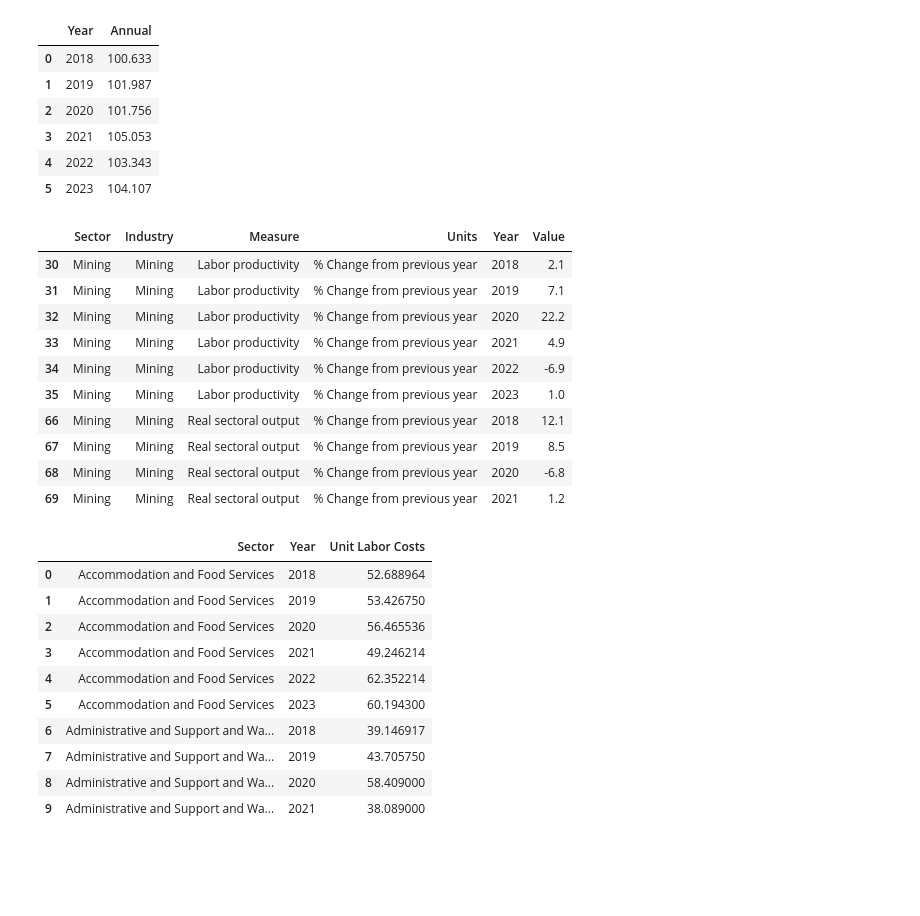
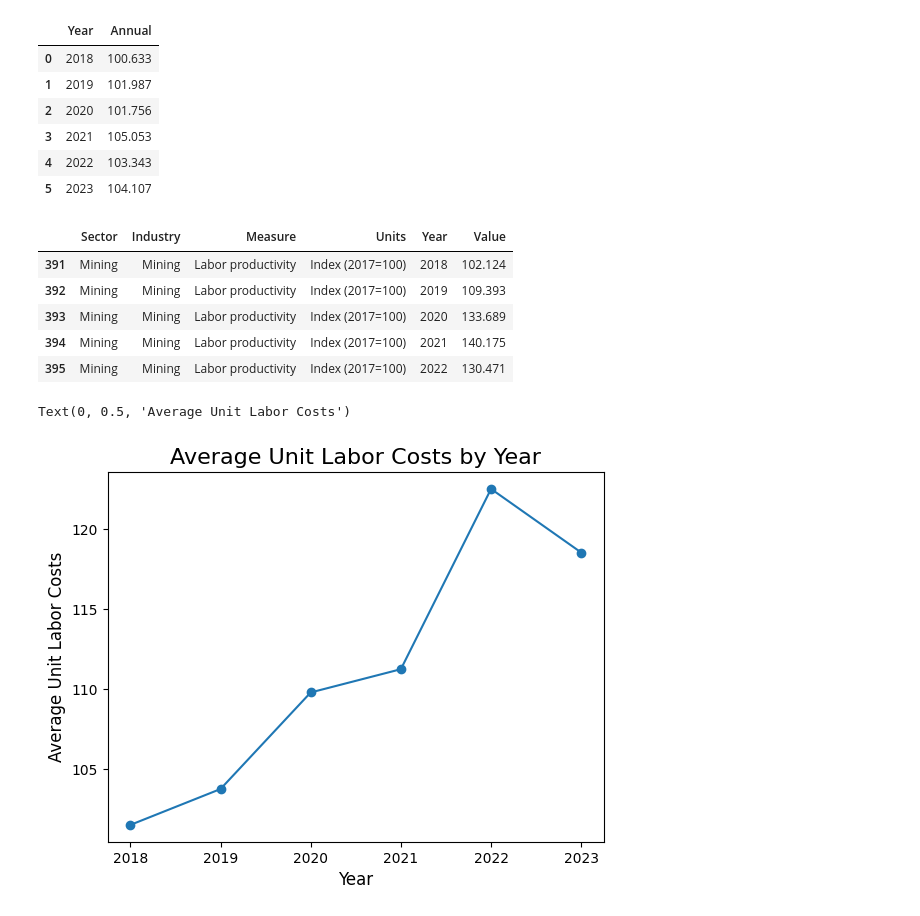
Before and after one commit to katmr27/class_project_1-, a Jupyter notebook: Class_Project_1_Starter.ipynb, the cells around one changed output. Saved outputs shown, nothing was run; the diff lists cells and outputs as text; code cells hidden in the pictures; blank space fills up the shorter version.

```diff
--- a/Class_Project_1_Starter.ipynb
+++ b/Class_Project_1_Starter.ipynb
@@ -173,40 +173,33 @@ total_factor_productivity_df
 # %%
 file_path3 = "Resources/labor-productivity-detailed-industries.xlsx"
 sheet_name3 = "MachineReadable"
 industry_data_df = pd.read_excel(file_path3, sheet_name3)
 industry_data_df = industry_data_df[industry_data_df["Year"] >= 2018]
+industry_data_df = industry_data_df[industry_data_df["Units"] == "Index (2017=100)"]
 selected_columns = ["Sector", "Industry", "Measure", "Units", "Year", "Value"]
 industry_data_df = industry_data_df[selected_columns]
-industry_data_df.head(10)
+industry_data_df.reset_index()
+industry_data_df.head()
 # %% [output]
 |  | Sector | Industry | Measure | Units | Year | Value |
-| 30 | Mining | Mining | Labor productivity | % Change from previous year | 2018 | 2.1 |
-| 31 | Mining | Mining | Labor productivity | % Change from previous year | 2019 | 7.1 |
-| 32 | Mining | Mining | Labor productivity | % Change from previous year | 2020 | 22.2 |
-| 33 | Mining | Mining | Labor productivity | % Change from previous year | 2021 | 4.9 |
-| 34 | Mining | Mining | Labor productivity | % Change from previous year | 2022 | -6.9 |
-| 35 | Mining | Mining | Labor productivity | % Change from previous year | 2023 | 1.0 |
-| 66 | Mining | Mining | Real sectoral output | % Change from previous year | 2018 | 12.1 |
-| 67 | Mining | Mining | Real sectoral output | % Change from previous year | 2019 | 8.5 |
-| 68 | Mining | Mining | Real sectoral output | % Change from previous year | 2020 | -6.8 |
-| 69 | Mining | Mining | Real sectoral output | % Change from previous year | 2021 | 1.2 |
+| 391 | Mining | Mining | Labor productivity | Index (2017=100) | 2018 | 102.124 |
+| 392 | Mining | Mining | Labor productivity | Index (2017=100) | 2019 | 109.393 |
+| 393 | Mining | Mining | Labor productivity | Index (2017=100) | 2020 | 133.689 |
+| 394 | Mining | Mining | Labor productivity | Index (2017=100) | 2021 | 140.175 |
+| 395 | Mining | Mining | Labor productivity | Index (2017=100) | 2022 | 130.471 |
 # %%
 industry_data_filtered = industry_data_df[industry_data_df["Measure"] == "Unit labor costs"]
 sector_unit_labor_costs_df = industry_data_filtered.groupby(["Sector", "Year"])["Value"].mean().reset_index()
 sector_unit_labor_costs_df = sector_unit_labor_costs_df.rename(columns={"Value": "Unit Labor Costs"})
 sector_unit_labor_costs_df.head(10)
+year_over_year_unit_labor = sector_unit_labor_costs_df.groupby("Year")["Unit Labor Costs"].mean().reset_index()
+plt.plot(year_over_year_unit_labor["Year"], year_over_year_unit_labor["Unit Labor Costs"], marker="o")
+plt.title("Average Unit Labor Costs by Year", fontsize=16)
+plt.xlabel("Year", fontsize=12)
+plt.ylabel("Average Unit Labor Costs", fontsize=12)
 # %% [output]
-|  | Sector | Year | Unit Labor Costs |
-| 0 | Accommodation and Food Services | 2018 | 52.688964 |
-| 1 | Accommodation and Food Services | 2019 | 53.426750 |
-| 2 | Accommodation and Food Services | 2020 | 56.465536 |
-| 3 | Accommodation and Food Services | 2021 | 49.246214 |
-| 4 | Accommodation and Food Services | 2022 | 62.352214 |
-| 5 | Accommodation and Food Services | 2023 | 60.194300 |
-| 6 | Administrative and Support and Wa... | 2018 | 39.146917 |
-| 7 | Administrative and Support and Wa... | 2019 | 43.705750 |
-| 8 | Administrative and Support and Wa... | 2020 | 58.409000 |
-| 9 | Administrative and Support and Wa... | 2021 | 38.089000 |
+Text(0, 0.5, 'Average Unit Labor Costs')
+[figure, added]
 # %%
 first_yr1 = sector_unit_labor_costs_df[sector_unit_labor_costs_df["Year"] == 2018]
 last_yr1 = sector_unit_labor_costs_df[sector_unit_labor_costs_df["Year"] == 2023]
```
Also changed, not shown: parts of 8 cells of this notebook.
